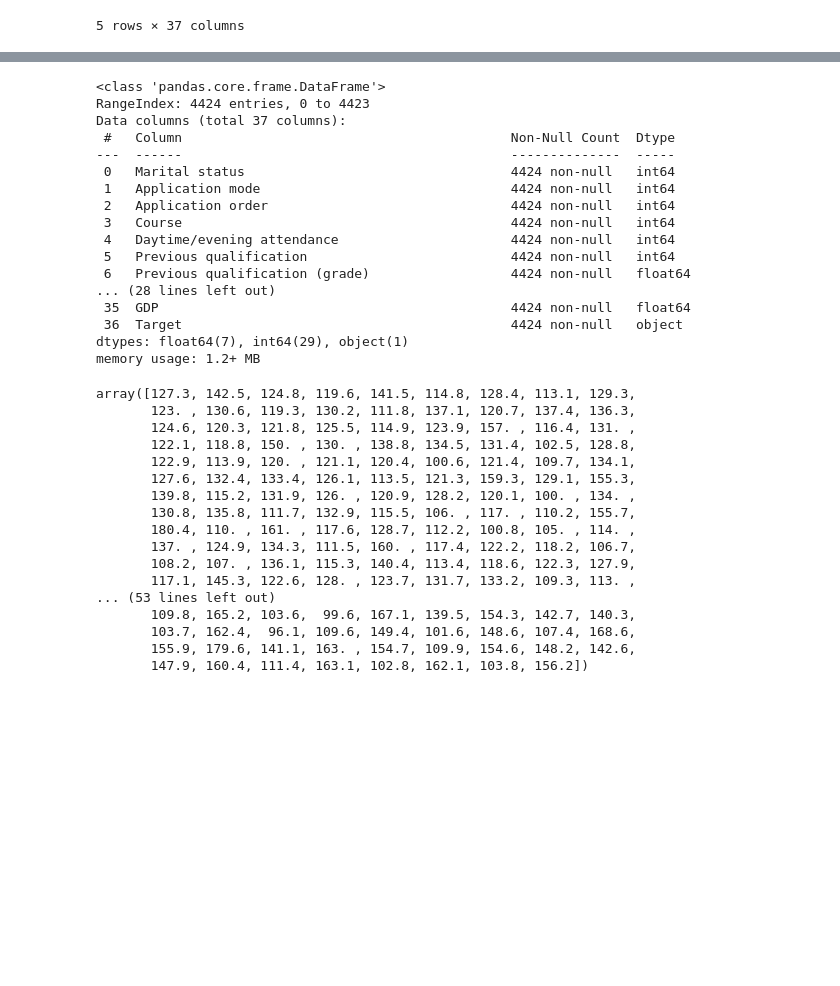
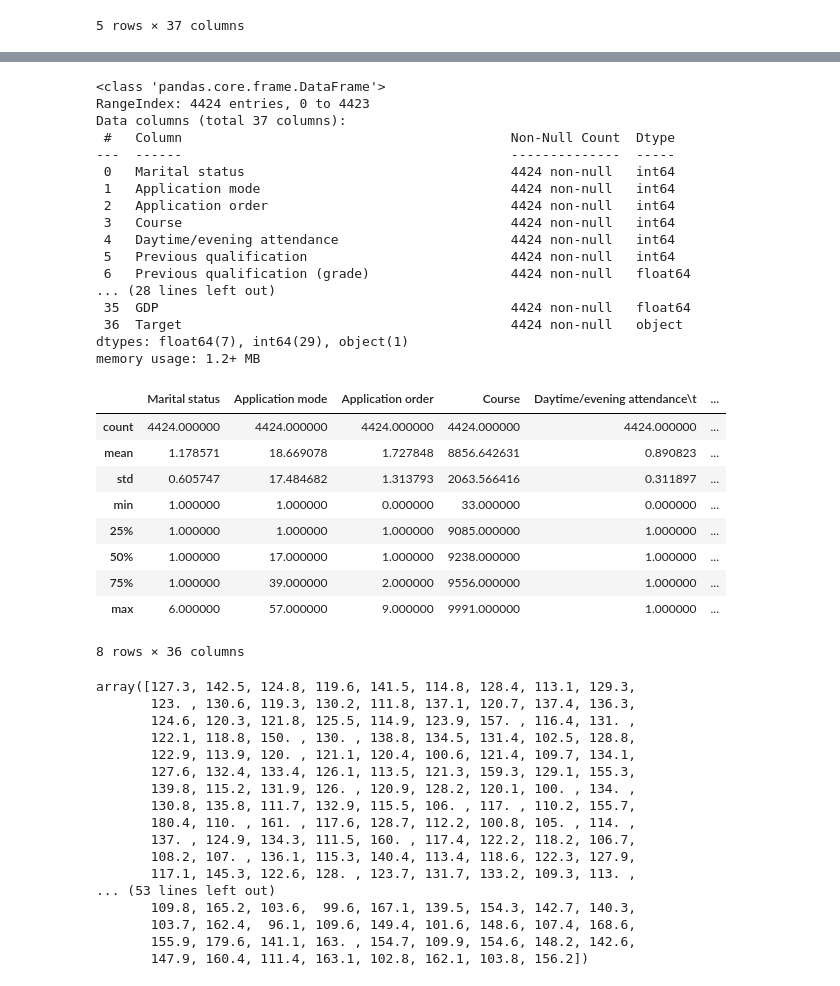
Before and after one commit to javel3232/Predict-students-dropout-and-academic-success, a Jupyter notebook: EDA.ipynb, the cells around one changed output, grey strips where cells are left out. Saved outputs shown, nothing was run; the diff lists cells and outputs as text; code cells hidden in the pictures; blank space fills up the shorter version.

```diff
--- a/EDA.ipynb
+++ b/EDA.ipynb
@@ -65,23 +89,34 @@ datos.head()
 # %%
 datos.info()
+display(datos.describe())
 # %% [output]
 <class 'pandas.core.frame.DataFrame'>
 RangeIndex: 4424 entries, 0 to 4423
 Data columns (total 37 columns):
  #   Column                                          Non-Null Count  Dtype
 ---  ------                                          --------------  -----
  0   Marital status                                  4424 non-null   int64
  1   Application mode                                4424 non-null   int64
  2   Application order                               4424 non-null   int64
  3   Course                                          4424 non-null   int64
  4   Daytime/evening attendance                      4424 non-null   int64
  5   Previous qualification                          4424 non-null   int64
  6   Previous qualification (grade)                  4424 non-null   float64
 ... (28 lines left out)
  35  GDP                                             4424 non-null   float64
  36  Target                                          4424 non-null   object
 dtypes: float64(7), int64(29), object(1)
 memory usage: 1.2+ MB
+|  | Marital status | Application mode | Application order | Course | Daytime/evening attendance\t | ... |
+| count | 4424.000000 | 4424.000000 | 4424.000000 | 4424.000000 | 4424.000000 | ... |
+| mean | 1.178571 | 18.669078 | 1.727848 | 8856.642631 | 0.890823 | ... |
+| std | 0.605747 | 17.484682 | 1.313793 | 2063.566416 | 0.311897 | ... |
+| min | 1.000000 | 1.000000 | 0.000000 | 33.000000 | 0.000000 | ... |
+| 25% | 1.000000 | 1.000000 | 1.000000 | 9085.000000 | 1.000000 | ... |
+| 50% | 1.000000 | 17.000000 | 1.000000 | 9238.000000 | 1.000000 | ... |
+| 75% | 1.000000 | 39.000000 | 2.000000 | 9556.000000 | 1.000000 | ... |
+| max | 6.000000 | 57.000000 | 9.000000 | 9991.000000 | 1.000000 | ... |
+8 rows × 36 columns
 # %%
 datos['Admission grade'].unique()
 # %% [output]
```
Also changed, not shown: parts of 3 cells of this notebook.
